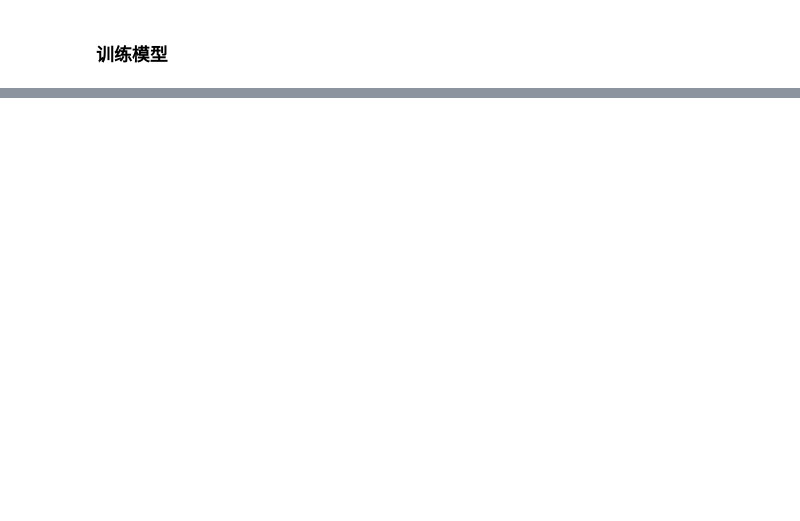
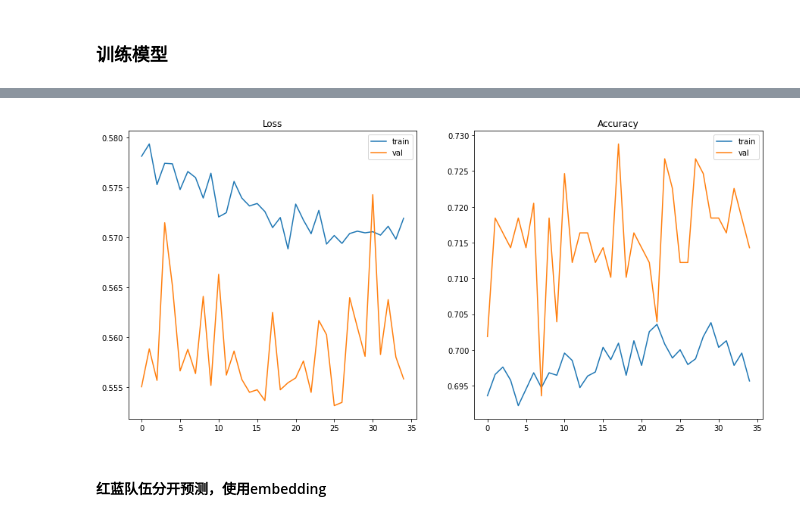
Before and after one commit to Dragon-GCS/LPLS11-, a Jupyter notebook: LOL_S11_Predict.ipynb, the cells around one changed output, grey strips where cells are left out. Cells and saved outputs as stored; diff of their text form; code cells hidden in the pictures; blank space fills up the shorter version.

```diff
--- a/LOL_S11_Predict.ipynb
+++ b/LOL_S11_Predict.ipynb
@@ -40,12 +41,12 @@ for i, col in enumerate(columns):
     elif col.startswith("blue"):
         columns[i] = col.replace("blue", "red")
     if 'hero' in col:
-        data[col] = data[col].map(lambda x: hero_encoder.get(x, None)  )
+        data[col] = data[col].map(lambda x: hero_encoder[x])
     elif 'player' in col:
-        data[col] = data[col].map(lambda x: player_encoder.get(x, None))
+        data[col] = data[col].map(lambda x: player_encoder[x])
 
-data = data.dropna().astype("int")
+data = data.dropna()
 data2 = data[columns]
 data2.columns = data.columns
 data2["red_result"] = 1 - data["red_result"]
-data = pd.concat([data,data2])
+# data = pd.concat([data,data2])
@@ -464,0 +502,35 @@ plt.plot(history2.history['val_accuracy'][2:])
+# %%
+def baseModel(num_res, dim):
+    inputs = keras.layers.Input(5, dtype="int32")
+    players = tf.one_hot(inputs, depth = PLAYER_EMBED, axis=-1)
+    player_emb = tf.matmul(players, player_info.values)
+
+    x = keras.layers.Flatten()(player_emb)
+
+    x = keras.layers.Dense(dim, activation="sigmoid")(x)
+    x = keras.layers.Dropout(DROPOUT)(x)
+    x = keras.layers.Dense(dim, activation="sigmoid")(x)
+    x = keras.layers.Dropout(DROPOUT)(x)
+
+    out = keras.layers.Dense(1)(x)
+    return keras.Model(inputs=inputs, outputs = out)
+
+def build_model(num_res, dim):
+    players = keras.layers.Input(10, dtype="int32")
+    red = players[:, :5]
+    blue = players[:, 5:]
+    red_model = baseModel(num_res, dim)
+    blue_model = baseModel(num_res, dim)
+    red_out = red_model(red)
+    blue_out = blue_model(blue)
+
+    x = tf.concat([red_out, blue_out], axis=-1)
+    out = keras.layers.Softmax()(x)
+
+    return tf.keras.Model(inputs=players,outputs=out)
+# %%
+model2 = build_model(12, 64)
+model2.compile(optimizer = keras.optimizers.Adam(),
+        loss=keras.losses.SparseCategoricalCrossentropy(),
+        metrics="accuracy")
+history2 = model2.fit(train_data, validation_data=val_data,epochs=200, callbacks=[early_stop])
@@ -464,0 +555,6 @@ plt.plot(history2.history['val_accuracy'][2:])
+# %%
+show_history(history2)
+# %% [output]
+[figure, added]
+# %% [markdown]
+#### 红蓝队伍分开预测，使用embedding
```
Also changed, not shown: parts of 40 cells of this notebook, 10 other files.
